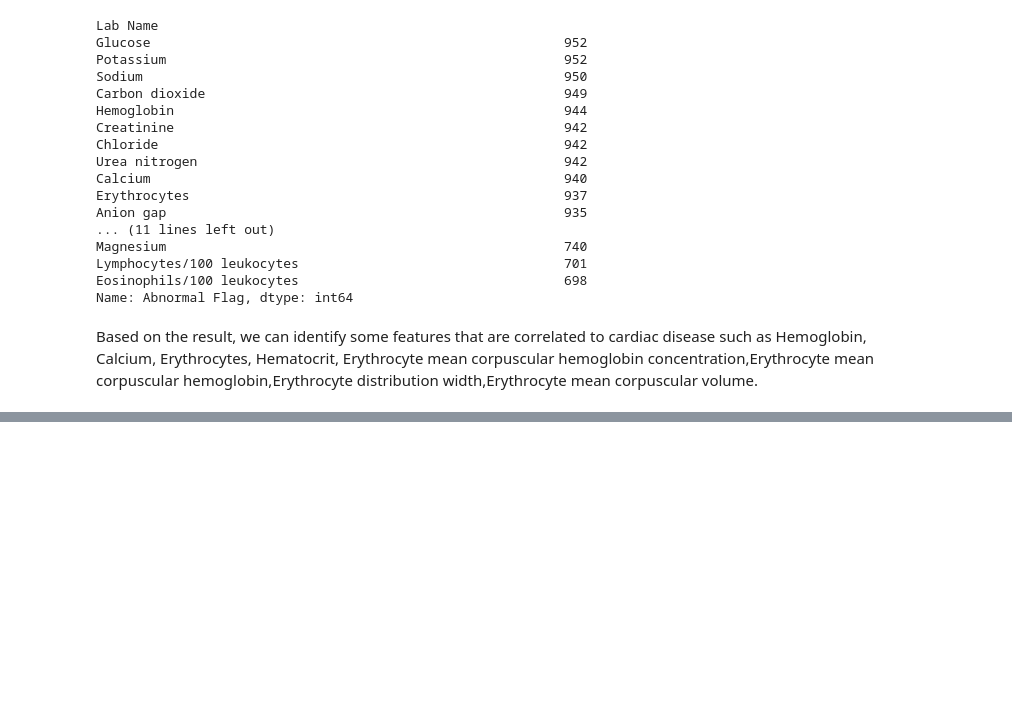
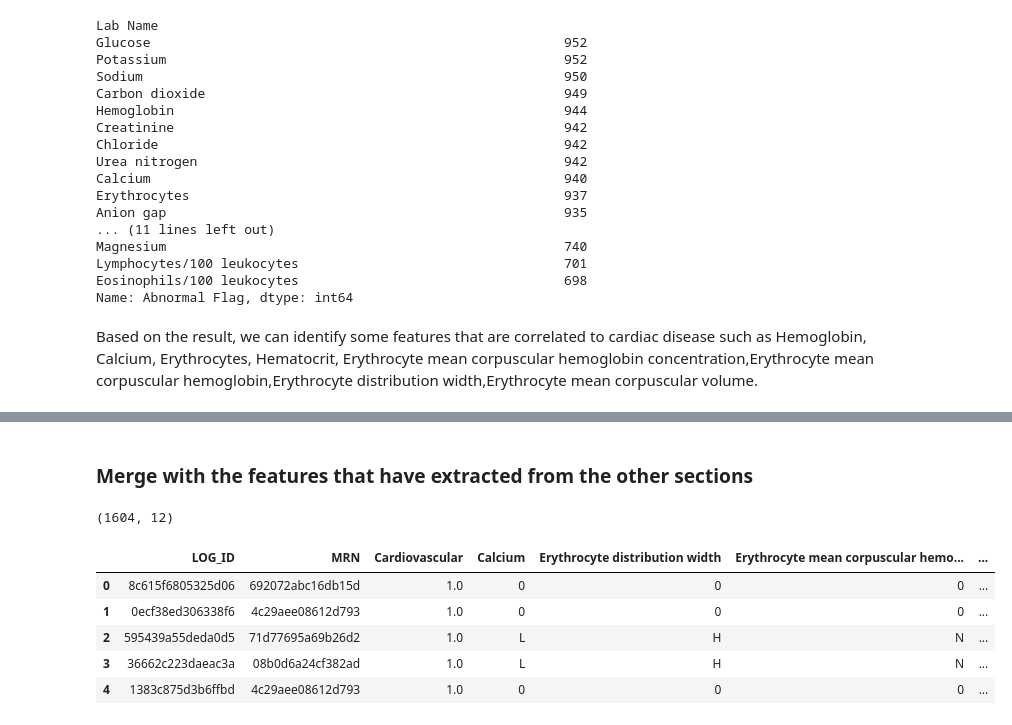
Before and after one commit to jiulong15/comp90051, a Jupyter notebook: code/feature_extraction_part2.ipynb, the cells around one changed output, grey strips where cells are left out. Saved outputs shown, nothing was run; the diff lists cells and outputs as text; code cells hidden in the pictures; blank space fills up the shorter version.

Commit message:
update with more features part 2

```diff
--- a/code/feature_extraction_part2.ipynb
+++ b/code/feature_extraction_part2.ipynb
@@ -327,0 +351,14 @@ Based on the result, we can identify some features that are correlated to cardia
+# %% [markdown]
+### Merge with the features that have extracted from the other sections
+# %%
+features_part2 = pd.merge(patient_heart_feature_filled, patient_add_cardiac, on=['LOG_ID', 'MRN','Cardiovascular'], how='inner')
+print(features_part2.shape)
+features_part2.head()
+# %% [output]
+(1604, 12)
+|  | LOG_ID | MRN | Cardiovascular | Calcium | Erythrocyte distribution width | Erythrocyte mean corpuscular hemo... | ... |
+| 0 | 8c615f6805325d06 | 692072abc16db15d | 1.0 | 0 | 0 | 0 | ... |
+| 1 | 0ecf38ed306338f6 | 4c29aee08612d793 | 1.0 | 0 | 0 | 0 | ... |
+| 2 | 595439a55deda0d5 | 71d77695a69b26d2 | 1.0 | L | H | N | ... |
+| 3 | 36662c223daeac3a | 08b0d6a24cf382ad | 1.0 | L | H | N | ... |
+| 4 | 1383c875d3b6ffbd | 4c29aee08612d793 | 1.0 | 0 | 0 | 0 | ... |
```
Also changed, not shown: parts of 4 cells of this notebook, 2 other files.
